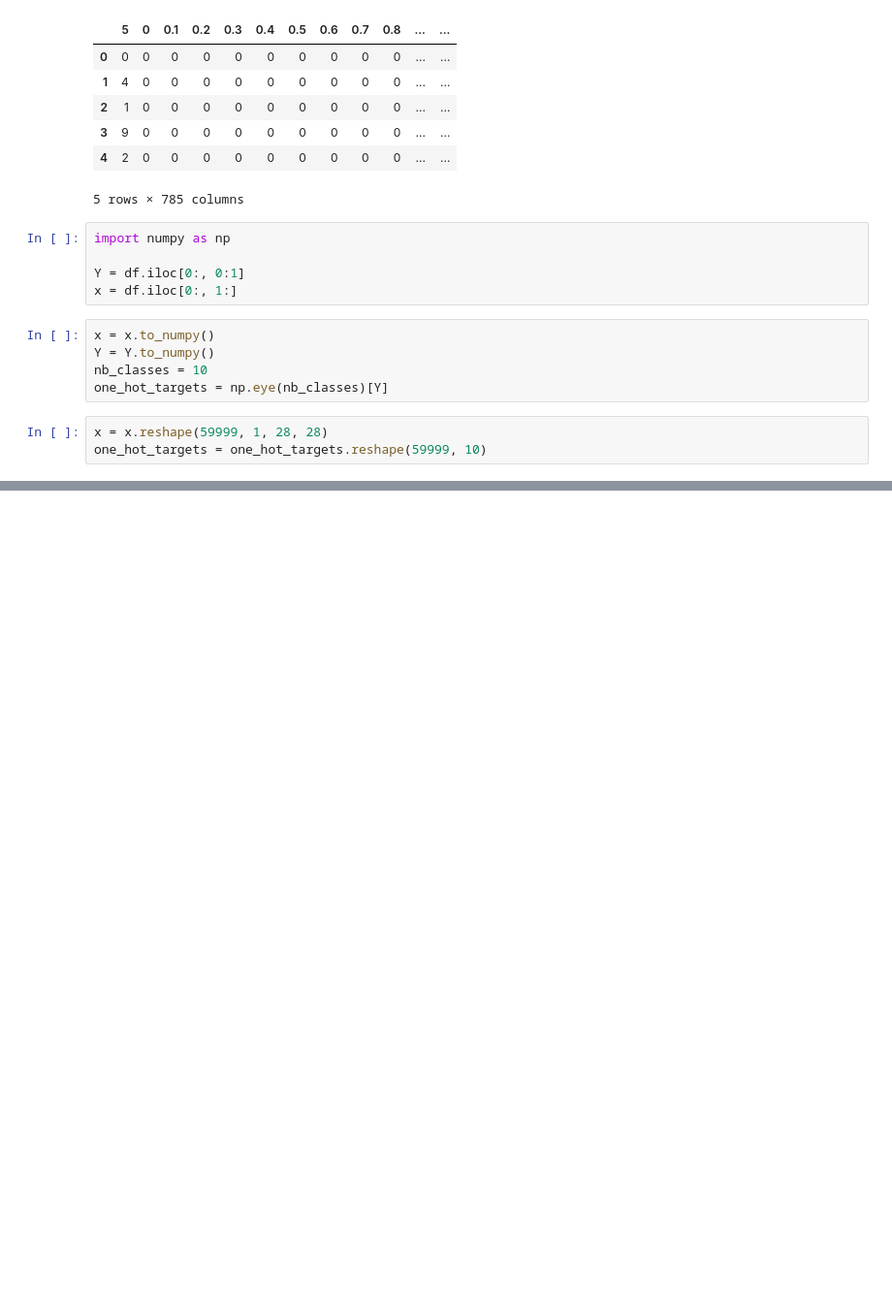
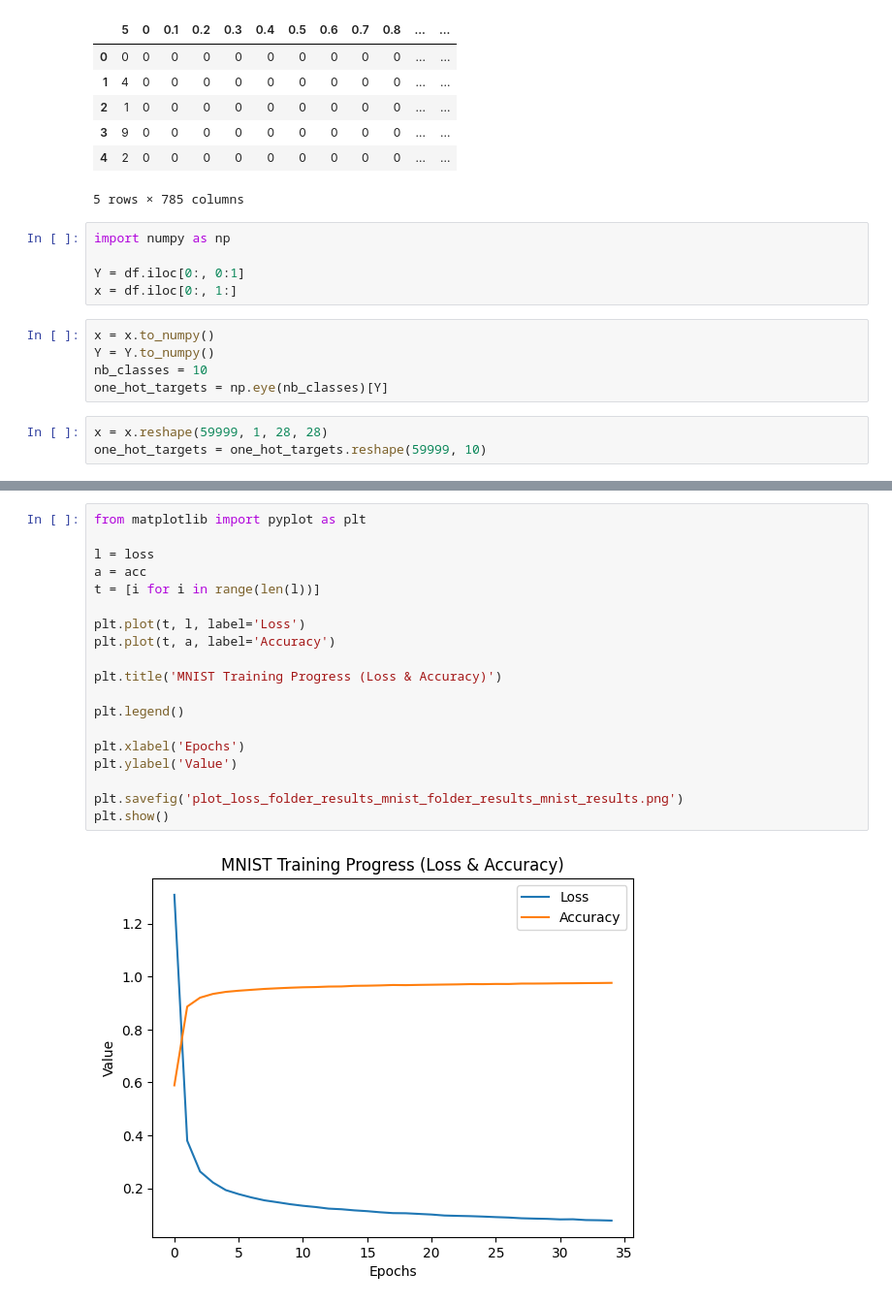
Before and after one commit to alexchtst/skripsi-train-model, a Jupyter notebook: module-train/kagle-train.ipynb, the cells around one changed output, grey strips where cells are left out. Shown at 97% size. Cells and saved outputs as stored; diff of their text form; blank space fills up the shorter version.

```diff
--- a/module-train/kagle-train.ipynb
+++ b/module-train/kagle-train.ipynb
@@ -1358,3 +1527,24 @@ Model saved in folder: /kaggle/working/folder_results_mnist_results_20260612_145
+# %%
+from matplotlib import pyplot as plt
+
+l = loss
+a = acc
+t = [i for i in range(len(l))]
+
+plt.plot(t, l, label='Loss')
+plt.plot(t, a, label='Accuracy')
+
+plt.title('MNIST Training Progress (Loss & Accuracy)')
+
+plt.legend()
+
+plt.xlabel('Epochs')
+plt.ylabel('Value')
+
+plt.savefig('plot_loss_folder_results_mnist_folder_results_mnist_results.png')
+plt.show()
+# %% [output]
+[figure, added]
 # %%
 from matplotlib import pyplot as plt
 
```
Also changed, not shown: parts of 16 cells of this notebook, 9 other files.
